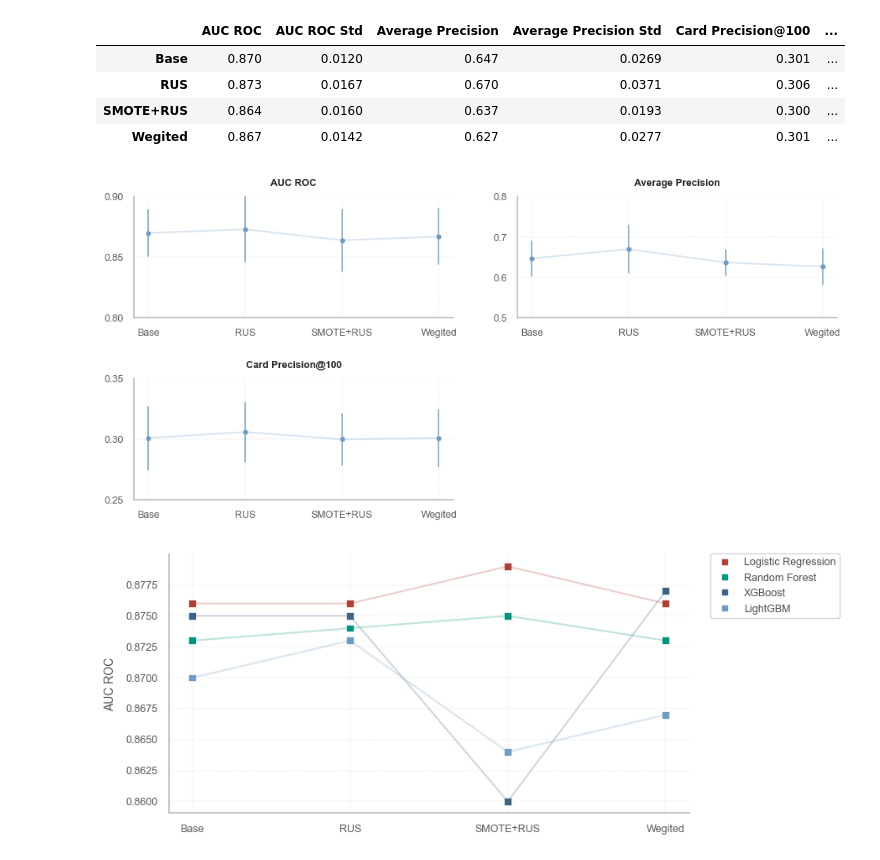
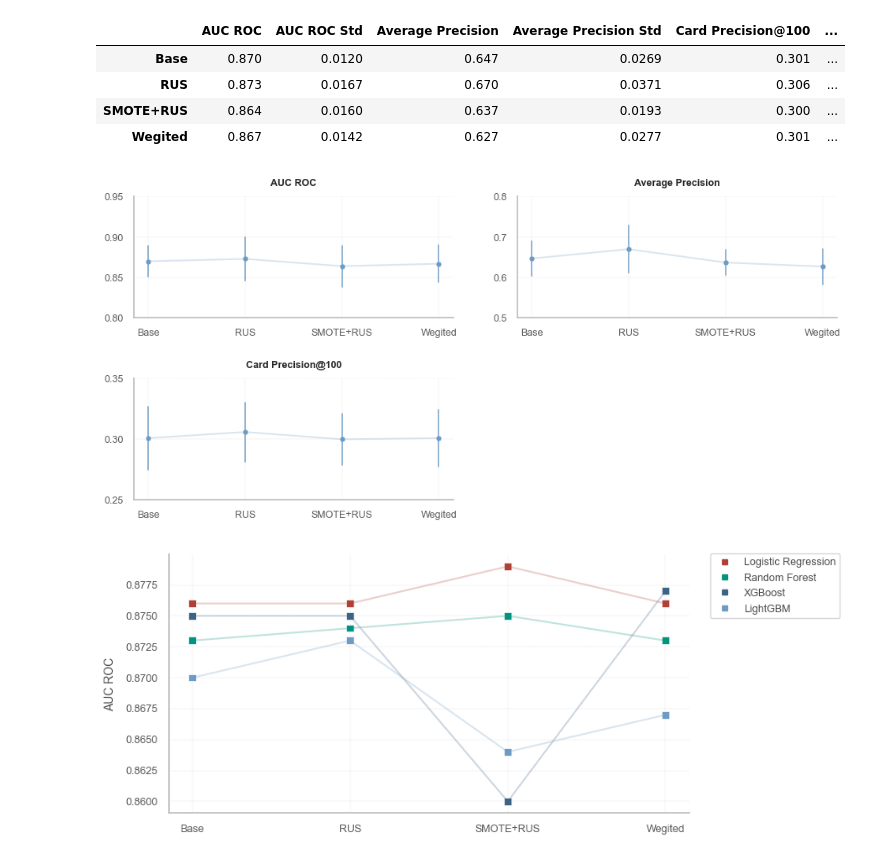
Before and after one commit to a-chasovsky/perc_credit_card_fraud_detection, a Jupyter notebook: 5-unbalanced-comparison.ipynb, the cells around one changed output. Saved outputs shown, nothing was run; the diff lists cells and outputs as text; code cells hidden in the pictures.

```diff
--- a/5-unbalanced-comparison.ipynb
+++ b/5-unbalanced-comparison.ipynb
@@ -246,16 +246,16 @@ unbalanced_lgb
 # %%
 plot_unbalanced_model(
     data=unbalanced_lgb,
     metrics_list=metrics,
     colors=[palette[-9], palette[-9], palette[-9]],
     n_folds=4,
-    limits_list=[[0.80, 0.95, 0.05],
+    limits_list=[[0.80, 0.96, 0.05],
                  [0.50, 0.80, 0.10],
                  [0.25, 0.36, 0.05]],
     save=True, filename='unbalanced_lgb'
 )
 # %% [output]
-[figure, old version]
+[figure, new version]
 # %%
 unbalanced_list = [
     unbalanced_lr,
```
Also changed, not shown: parts of 4 cells of this notebook, 12 other files.
